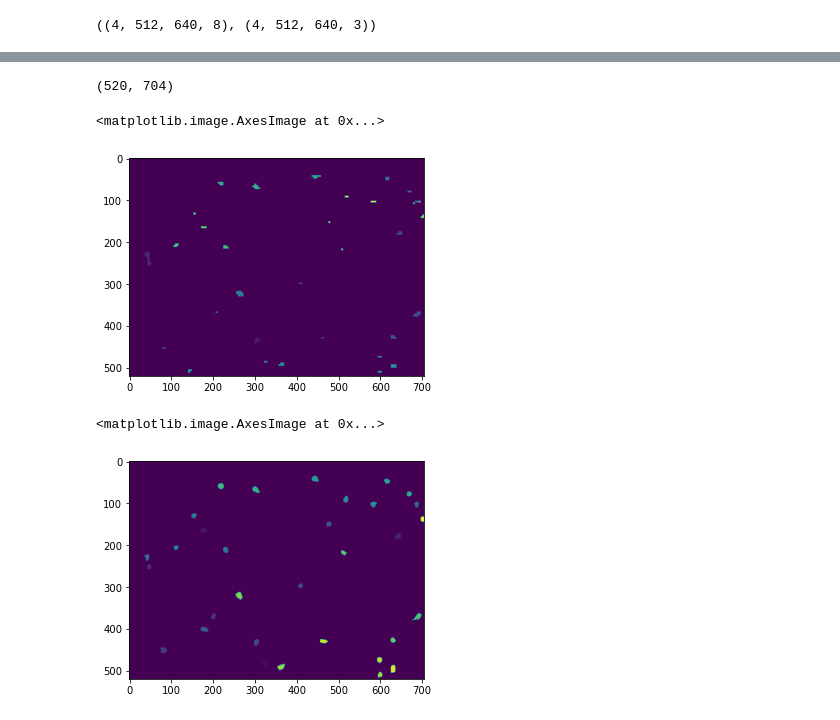
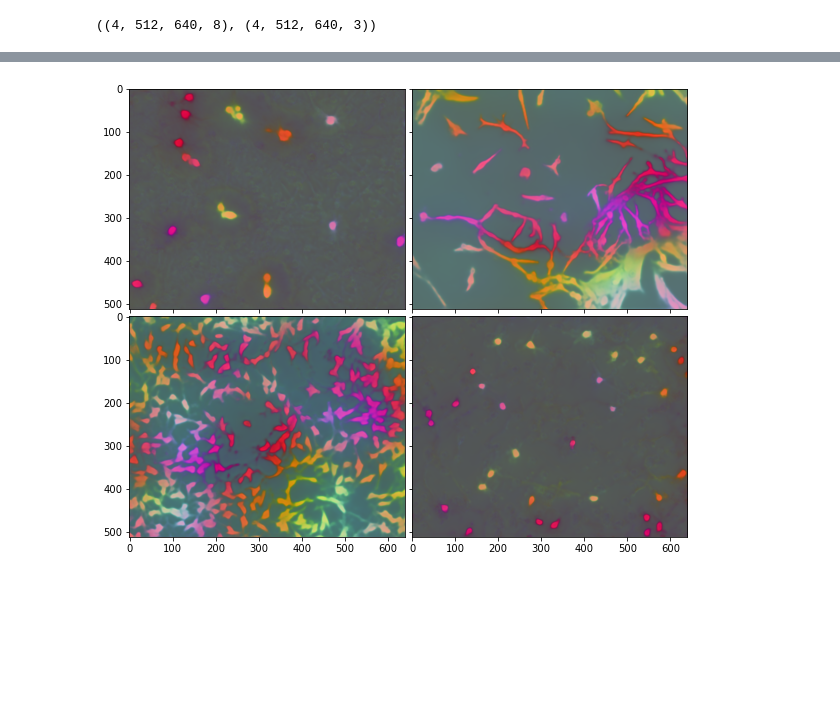
Before and after one commit to constantine7cd/sartorius-competition, a Jupyter notebook: notebooks/Results.ipynb, the cells around one changed output, grey strips where cells are left out. Saved outputs shown, nothing was run; the diff lists cells and outputs as text; code cells hidden in the pictures; blank space fills up the shorter version.

```diff
--- a/notebooks/Results.ipynb
+++ b/notebooks/Results.ipynb
@@ -137,3 +137,7 @@ array([[0.        , 0.        , 0.        , ..., 0.        , 0.        ,
+# %%
+plot_grid(masks_vis)
+# %% [output]
+[figure, added]
 # %%
 def cluster_agglo(x):
     params = {
@@ -297,17 +326,0 @@ def compute_instance_mask(x_emb):
-# %%
-idx = 3
-
-mask = compute_instance_mask(mask_embs[idx])
-mask.shape
-# %% [output]
-(520, 704)
-# %%
-plt.imshow(mask)
-# %% [output]
-<matplotlib.image.AxesImage at 0x...>
-[figure, removed]
-# %%
-plt.imshow(masks[idx])
-# %% [output]
-<matplotlib.image.AxesImage at 0x...>
-[figure, removed]
```
Also changed, not shown: parts of 21 cells of this notebook, 3 other files.
